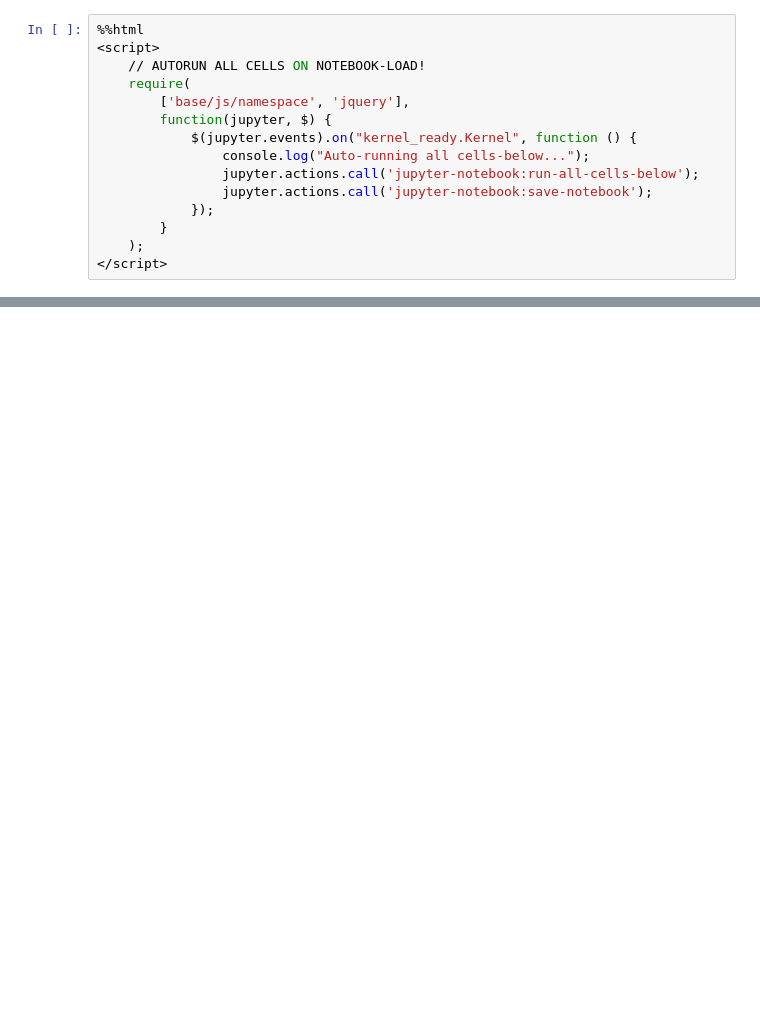
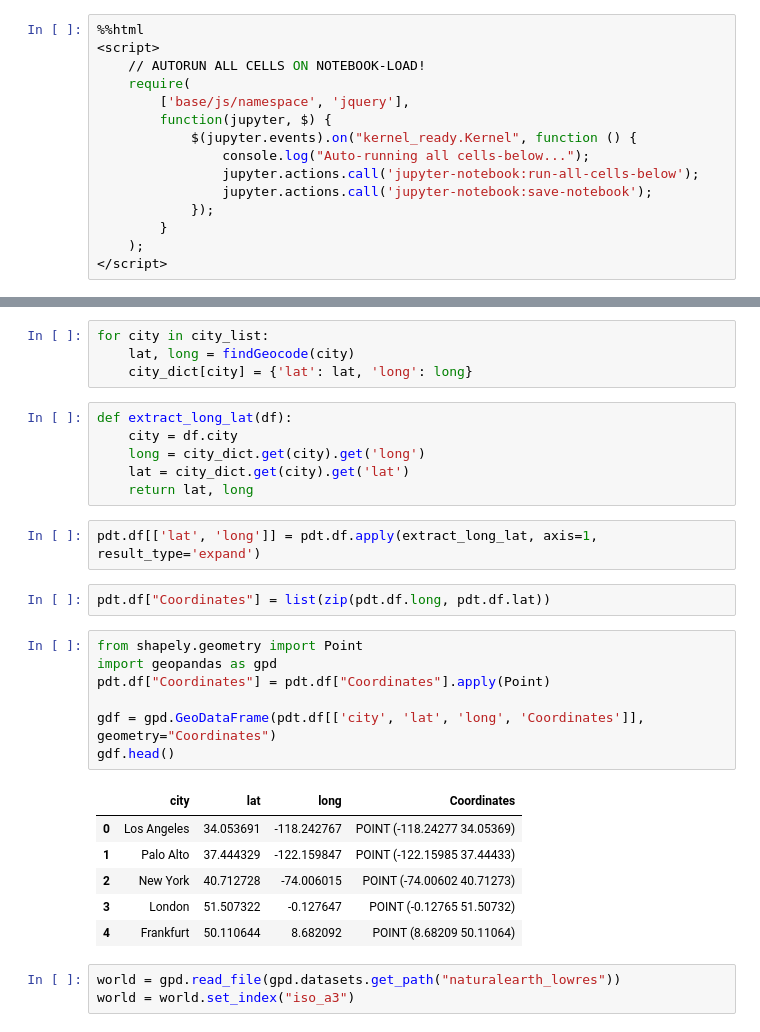
Before and after one commit to Dipsingh/pdbtwitch, a Jupyter notebook: notebooks/peeringdb.ipynb, the cells around one changed output, grey strips where cells are left out. Cells and saved outputs as stored; diff of their text form; blank space fills up the shorter version.

```diff
--- a/notebooks/peeringdb.ipynb
+++ b/notebooks/peeringdb.ipynb
@@ -44,0 +127,31 @@ show(pd.plot_data_table())
+# %%
+for city in city_list:
+    lat, long = findGeocode(city)
+    city_dict[city] = {'lat': lat, 'long': long}
+# %%
+def extract_long_lat(df):
+    city = df.city
+    long = city_dict.get(city).get('long')
+    lat = city_dict.get(city).get('lat')
+    return lat, long
+# %%
+pdt.df[['lat', 'long']] = pdt.df.apply(extract_long_lat, axis=1, result_type='expand')
+# %%
+pdt.df["Coordinates"] = list(zip(pdt.df.long, pdt.df.lat))
+# %%
+from shapely.geometry import Point
+import geopandas as gpd
+pdt.df["Coordinates"] = pdt.df["Coordinates"].apply(Point)
+
+gdf = gpd.GeoDataFrame(pdt.df[['city', 'lat', 'long', 'Coordinates']], geometry="Coordinates")
+gdf.head()
+# %% [output]
+|  | city | lat | long | Coordinates |
+| 0 | Los Angeles | 34.053691 | -118.242767 | POINT (-118.24277 34.05369) |
+| 1 | Palo Alto | 37.444329 | -122.159847 | POINT (-122.15985 37.44433) |
+| 2 | New York | 40.712728 | -74.006015 | POINT (-74.00602 40.71273) |
+| 3 | London | 51.507322 | -0.127647 | POINT (-0.12765 51.50732) |
+| 4 | Frankfurt | 50.110644 | 8.682092 | POINT (8.68209 50.11064) |
+# %%
+world = gpd.read_file(gpd.datasets.get_path("naturalearth_lowres"))
+world = world.set_index("iso_a3")
```
Also changed, not shown: parts of 15 cells of this notebook, 4 other files.
